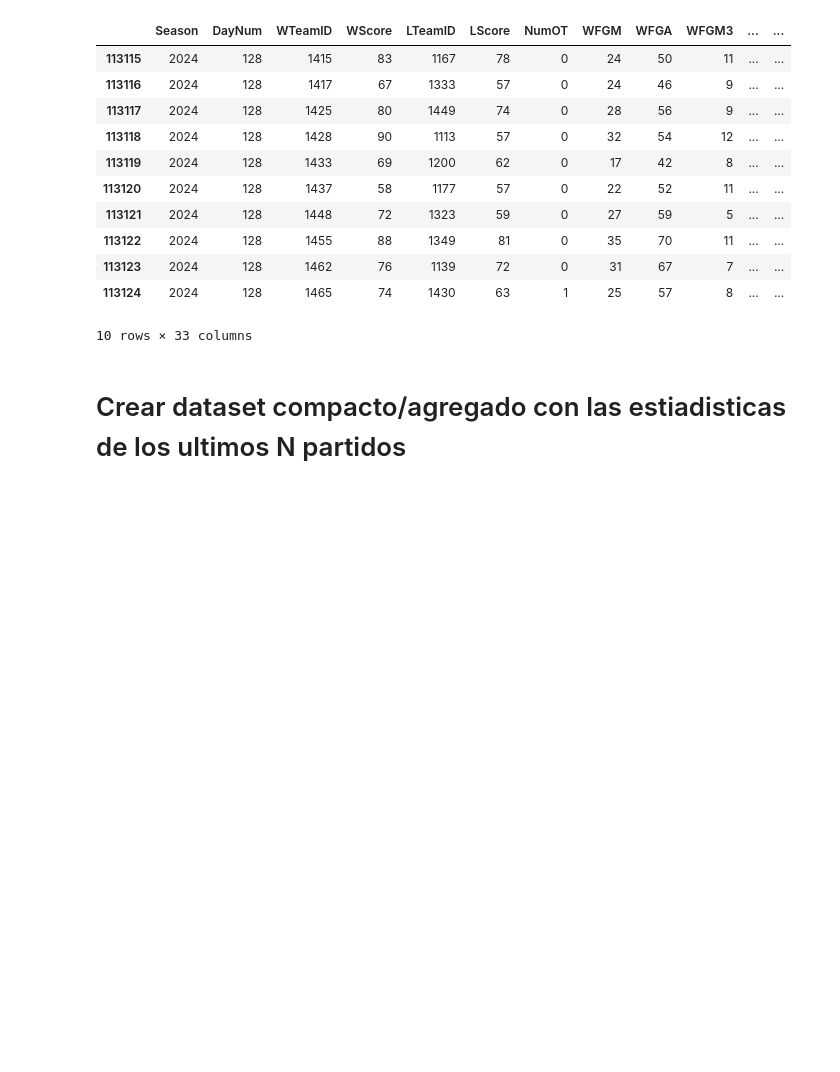
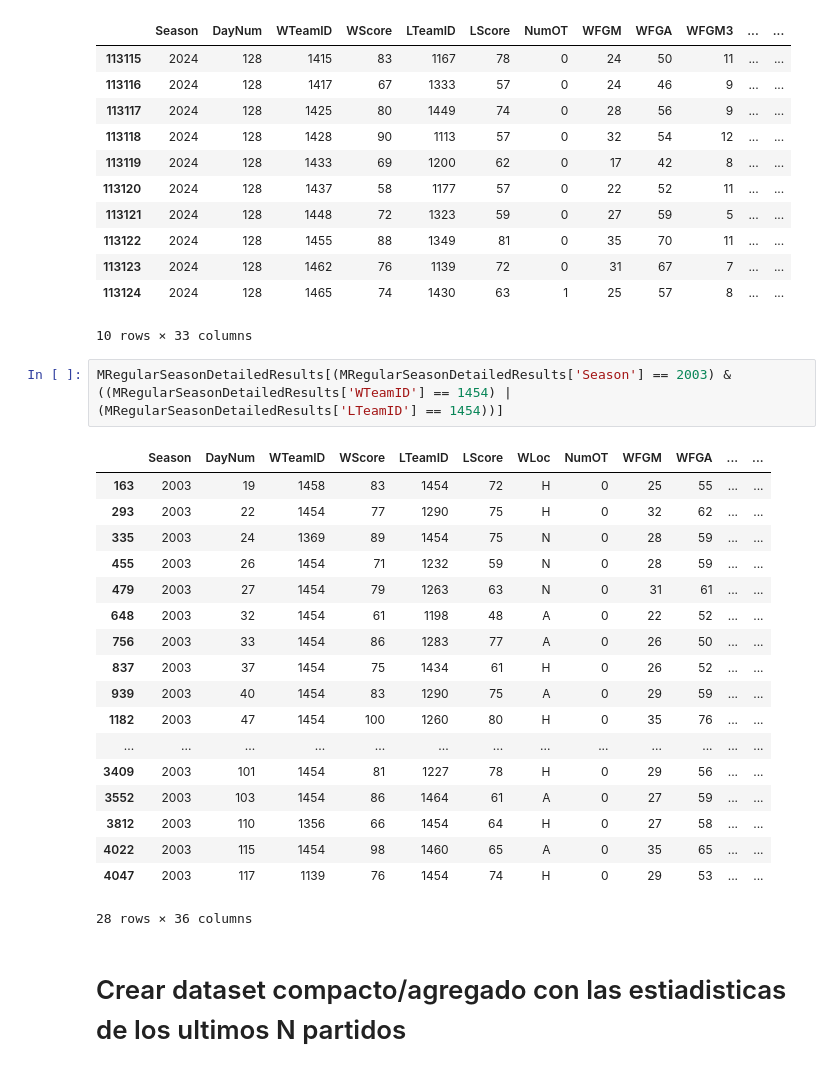
Before and after one commit to rauldaal/march-madness, a Jupyter notebook: explorer.ipynb, the cells around one changed output. Drawn from its saved outputs; the diff is of its cells as text; blank space fills up the shorter version.

```diff
--- a/explorer.ipynb
+++ b/explorer.ipynb
@@ -44,6 +44,27 @@ MRegularSeasonDetailedResults.drop(columns=['WLoc']).tail(10).mean()
 | 113123 | 2024 | 128 | 1462 | 76 | 1139 | 72 | 0 | 31 | 67 | 7 | ... | ... |
 | 113124 | 2024 | 128 | 1465 | 74 | 1430 | 63 | 1 | 25 | 57 | 8 | ... | ... |
 10 rows × 33 columns
+# %%
+MRegularSeasonDetailedResults[(MRegularSeasonDetailedResults['Season'] == 2003) & ((MRegularSeasonDetailedResults['WTeamID'] == 1454) | (MRegularSeasonDetailedResults['LTeamID'] == 1454))]
+# %% [output]
+|  | Season | DayNum | WTeamID | WScore | LTeamID | LScore | WLoc | NumOT | WFGM | WFGA | ... | ... |
+| 163 | 2003 | 19 | 1458 | 83 | 1454 | 72 | H | 0 | 25 | 55 | ... | ... |
+| 293 | 2003 | 22 | 1454 | 77 | 1290 | 75 | H | 0 | 32 | 62 | ... | ... |
+| 335 | 2003 | 24 | 1369 | 89 | 1454 | 75 | N | 0 | 28 | 59 | ... | ... |
+| 455 | 2003 | 26 | 1454 | 71 | 1232 | 59 | N | 0 | 28 | 59 | ... | ... |
+| 479 | 2003 | 27 | 1454 | 79 | 1263 | 63 | N | 0 | 31 | 61 | ... | ... |
+| 648 | 2003 | 32 | 1454 | 61 | 1198 | 48 | A | 0 | 22 | 52 | ... | ... |
+| 756 | 2003 | 33 | 1454 | 86 | 1283 | 77 | A | 0 | 26 | 50 | ... | ... |
+| 837 | 2003 | 37 | 1454 | 75 | 1434 | 61 | H | 0 | 26 | 52 | ... | ... |
+| 939 | 2003 | 40 | 1454 | 83 | 1290 | 75 | A | 0 | 29 | 59 | ... | ... |
+| 1182 | 2003 | 47 | 1454 | 100 | 1260 | 80 | H | 0 | 35 | 76 | ... | ... |
+| ... | ... | ... | ... | ... | ... | ... | ... | ... | ... | ... | ... | ... |
+| 3409 | 2003 | 101 | 1454 | 81 | 1227 | 78 | H | 0 | 29 | 56 | ... | ... |
+| 3552 | 2003 | 103 | 1454 | 86 | 1464 | 61 | A | 0 | 27 | 59 | ... | ... |
+| 3812 | 2003 | 110 | 1356 | 66 | 1454 | 64 | H | 0 | 27 | 58 | ... | ... |
+| 4022 | 2003 | 115 | 1454 | 98 | 1460 | 65 | A | 0 | 35 | 65 | ... | ... |
+| 4047 | 2003 | 117 | 1139 | 76 | 1454 | 74 | H | 0 | 29 | 53 | ... | ... |
+28 rows × 36 columns
 # %% [markdown]
 # Crear dataset compacto/agregado con las estiadisticas de los ultimos N partidos
 # %%
```
Also changed, not shown: parts of 10 cells of this notebook, 2 other files.
